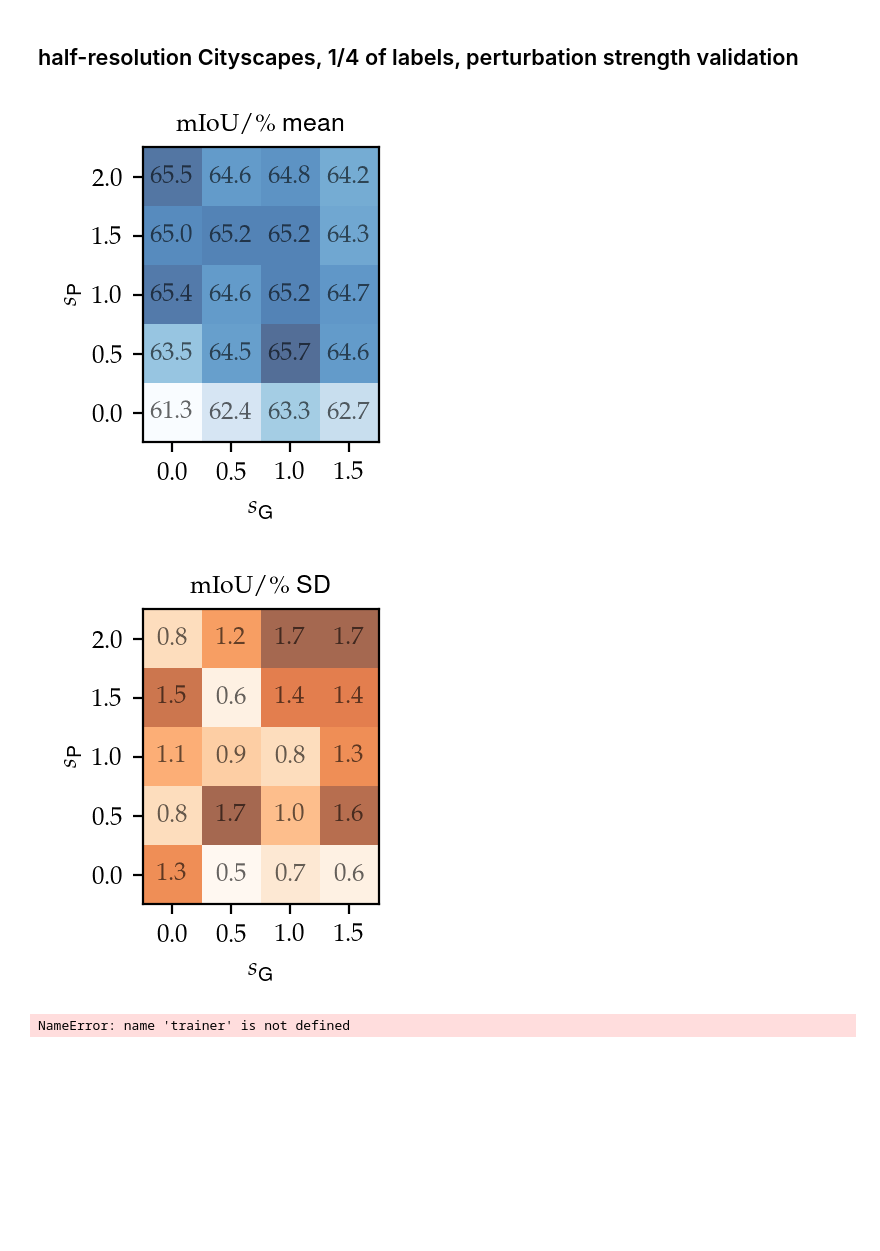
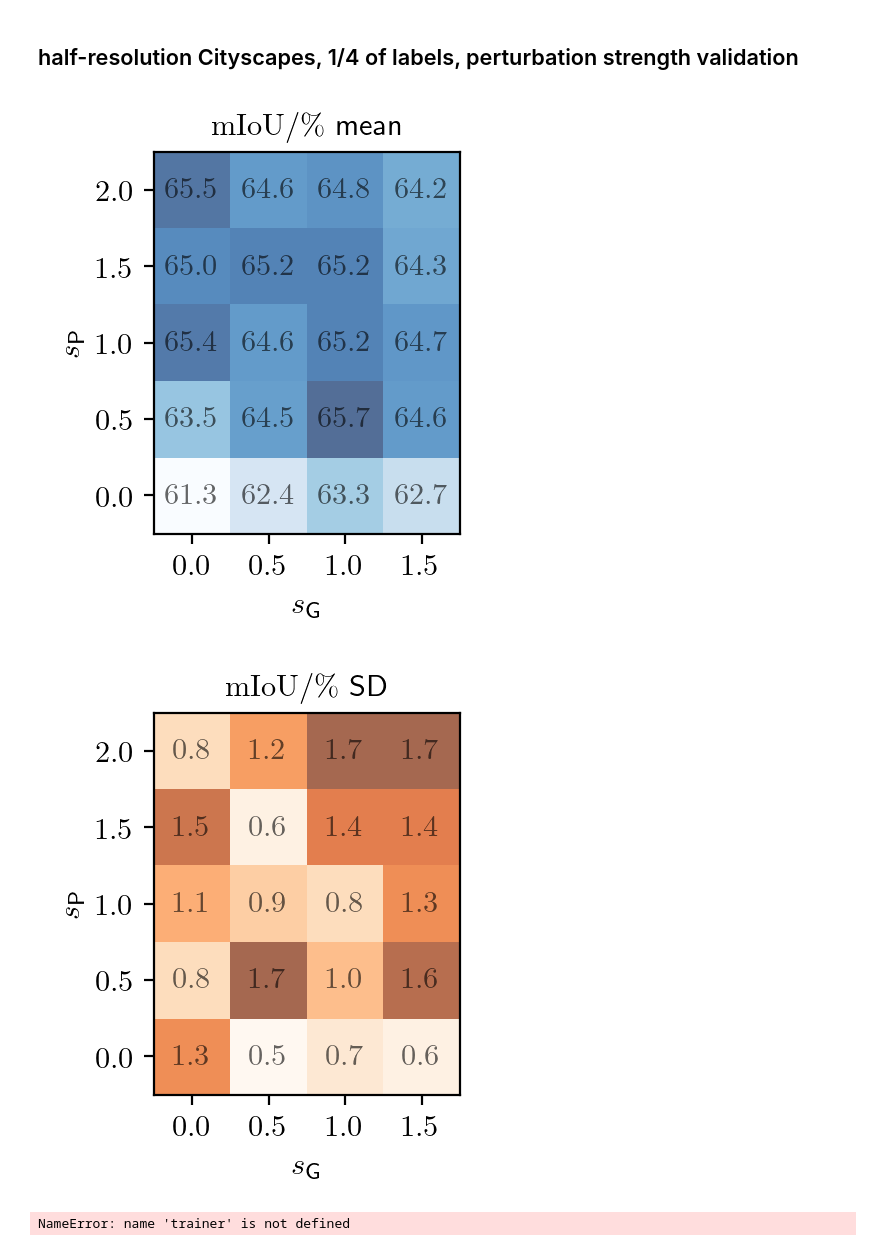
Before and after one commit to Ivan1248/vidlu, a Jupyter notebook: other/notebooks/figures_semisup.ipynb, the cells around one changed output. Saved outputs shown, nothing was run; the diff lists cells and outputs as text; code cells hidden in the pictures; blank space fills up the shorter version.

```diff
--- a/other/notebooks/figures_semisup.ipynb
+++ b/other/notebooks/figures_semisup.ipynb
@@ -160,7 +183,8 @@ name_to_style_ssl = {
 }
 # %%
 
-fig = plot_label_subsets({k: name_to_values[k] for k in name_to_style_models.keys()}, name_to_style_models, ylim=[55, 73])
+fig = plot_label_subsets({k: name_to_values[k] for k in name_to_style_models.keys()}, name_to_style_models,
+                         ylim=[55, 73])
 fig.savefig('./data/plots/cs-half-sn-dl.pdf')
 fig = plot_label_subsets({k: name_to_values[k] for k in name_to_style_ssl.keys()}, name_to_style_ssl, ylim=[55, 73])
 fig.savefig('./data/plots/cs-half-ssl.pdf')
@@ -329,17 +459,19 @@ fig.savefig('./data/plots/cs-ablation-bn-stats-upd.pdf')
 ### CIFAR-10
 # %%
 name_to_values = {
-    r"only clean data updates statistics":
-    [ms(68.8, 5.4), ms(84.2, 0.4), ms(90.6, 0.4),
-     ms(96.2, 0.2)],
-    r"all data updates statistics": [ms(65.4, 3.2),
+    r"clean data statistics":
+        [ms(68.8, 5.4), ms(84.2, 0.4), ms(90.6, 0.4),
+         ms(96.2, 0.2)],
+    r"all data statistics": [ms(65.4, 3.2),
                                      ms(84.7, 0.8),
                                      ms(90.5, 0.2),
-                                     ms(95.8, 0.2)], }
+                                     ms(95.8, 0.2)],
+                                     }
 name_to_style = {
-    r"only clean data updates statistics": dict(color='C0'),
-    r"all data updates statistics": dict(color='C1'), }
+    r"clean data statistics": dict(color='C0'),
+    r"all data statistics": dict(color='C1'), }
 
-fig = plot_label_subsets(name_to_values, name_to_style, ylim=[62, 98], ylabel='$\mathrm{A}/\%$', legend_loc='lower right')
+fig = plot_label_subsets(name_to_values, name_to_style, ylim=[62, 98], xticks=['$250$', '$1000$', '$4000$', '$50000$'], ylabel='$\mathrm{A}/\%$',
+                         legend_loc='lower right', w_mult=0.7, h_mult=0.7)
 fig.savefig('./data/plots/cifar10-ablation-bn-stats-upd.pdf')
 # %% [output]
@@ -349,47 +481,49 @@ fig.savefig('./data/plots/cifar10-ablation-bn-stats-upd.pdf')
 # %%
 pert_validation_grid_means = np.array([[.613, .624, .633, .627], [.635, .645, .657, .646],
                                        [.654, .646, .652, .647], [.650, .652, .652, .643],
-                                       [.655, .646, .648, .642]])*100
+                                       [.655, .646, .648, .642]]) * 100
 pert_validation_grid_stdevs = np.array([[.013, .005, .007, .006], [.008, .017, .010, .016],
                                         [.011, .009, .008, .013], [.015, .006, .014, .014],
-                                        [.008, .012, .017, .017]])*100
+                                        [.008, .012, .017, .017]]) * 100
 
 
 def plot_grid(matrix, xticks, yticks, xlabel, ylabel, cmap='RdYlGn', title=None, center_cmap=False):
-    fig, ax = plt.subplots(figsize=(2.3, 2.3))
+    w, h = get_figsize(0.9 * 0.9)
+
+    fig, ax = plt.subplots(figsize=(h, h))
 
     mean = matrix.mean()
 
     ax.matshow(matrix - mean if center_cmap else matrix, cmap=cmap, alpha=0.7)
 
     for i in range(matrix.shape[1]):
         for j in range(matrix.shape[0]):
             c = matrix[j, i]
             ax.text(i, j, f"${c:.1f}$".lstrip('0'), va='center', ha='center',
                     weight='semibold', color='black', alpha=0.6)
     plt.xticks(range(matrix.shape[1]), xticks)  #, rotation=90)
     plt.yticks(range(matrix.shape[0]), yticks)
     plt.xlabel(xlabel)
     plt.ylabel(ylabel)
     plt.title(title)
     ax.invert_yaxis()
     ax.xaxis.set_ticks_position("bottom")
     #ax.xaxis.set_label_position("top")
     fig.tight_layout()
     return fig
 
 
-xticks = [f'${i*0.5:.1f}$' for i in range(4)]
-yticks = [f'${i*0.5:.1f}$' for i in range(5)]
+xticks = [f'${i * 0.5:.1f}$' for i in range(4)]
+yticks = [f'${i * 0.5:.1f}$' for i in range(5)]
 fig = plot_grid(pert_validation_grid_means, xticks=xticks, yticks=yticks, xlabel=r"$s_\text{G}$",
-          ylabel=r"$s_\text{P}$", center_cmap=False, cmap='Blues', title="$\mathrm{mIoU}/\%$ mean")
+                ylabel=r"$s_\text{P}$", center_cmap=False, cmap='Blues', title="$\mathrm{mIoU}/\%$ mean")
 fig.savefig('./data/plots/cs-half-pert-validation-grid.pdf', bbox_inches='tight')
 fig = plot_grid(pert_validation_grid_stdevs, xticks=xticks, yticks=yticks, xlabel=r"$s_\text{G}$",
-          ylabel=r"$s_\text{P}$", cmap='Oranges', title="$\mathrm{mIoU}/\%$ SD")
+                ylabel=r"$s_\text{P}$", cmap='Oranges', title="$\mathrm{mIoU}/\%$ SD")
 fig.savefig('./data/plots/cs-half-pert-validation-grid-stds.pdf', bbox_inches='tight')
 # %% [output]
-[figure, old version]
+[figure, new version]
-[figure, old version]
+[figure, new version]
 # %%
 def handler(state):
     def _generate_results(results, class_colors, dir="/tmp/semisup", common_prefix="",
```
Also changed, not shown: parts of 17 cells of this notebook, 4 other files.
